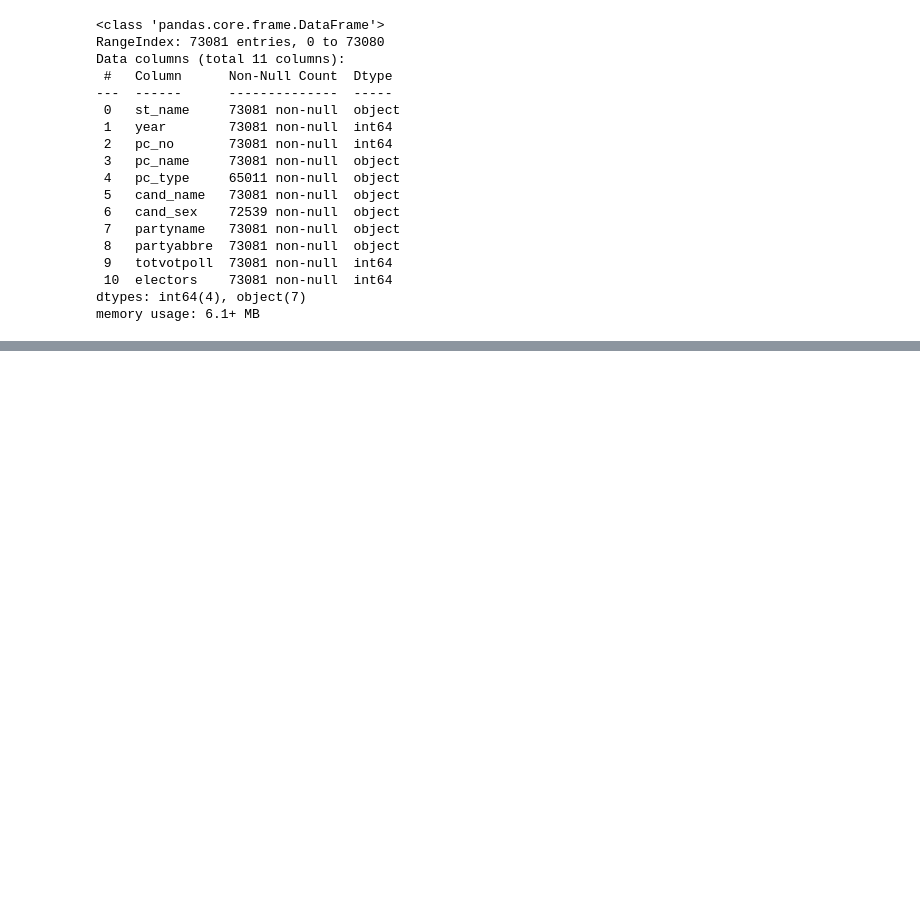
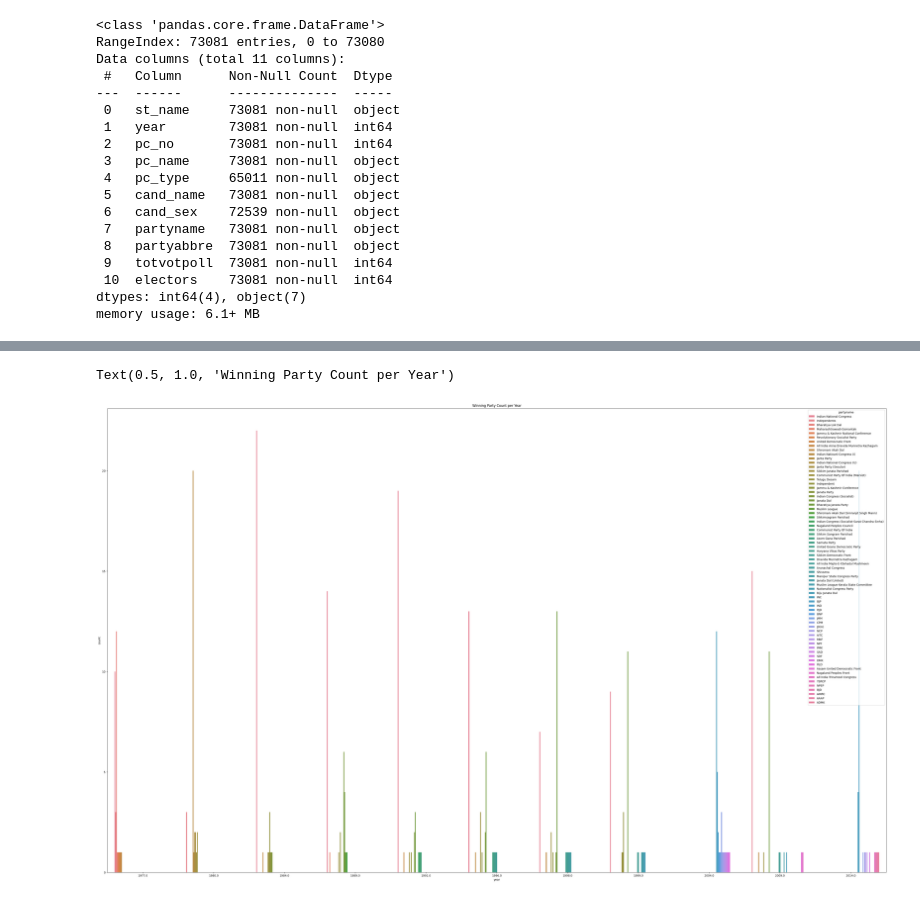
Before and after one commit to PriyansRaj/Election-Fraud-Detection, a Jupyter notebook: notebooks/01_eda.ipynb, the cells around one changed output, grey strips where cells are left out. Drawn from its saved outputs; the diff is of its cells as text; code cells hidden in the pictures; blank space fills up the shorter version.

```diff
--- a/notebooks/01_eda.ipynb
+++ b/notebooks/01_eda.ipynb
@@ -61,0 +132,5 @@ memory usage: 6.1+ MB
+# %%
+df[num_cols] = imputer.fit_transform(df[num_cols])
+# %%
+for col in cat_cols:
+    df[col].fillna(df[col].mode()[0],inplace =True)
@@ -61,0 +159,5 @@ memory usage: 6.1+ MB
+# %%
+winners = df.loc[df.groupby(['st_name','year'])['totvotpoll'].idxmax(),['st_name','year',"pc_name","cand_name","partyname",'totvotpoll']].reset_index(drop=True)
+# %%
+winners = winners.sort_values(['year','st_name']).reset_index(drop=True)
+winners
@@ -61,0 +227,7 @@ memory usage: 6.1+ MB
+# %%
+plt.figure(figsize=(50,30))
+sns.countplot(data=winners, x='year', hue='partyname')
+plt.title("Winning Party Count per Year")
+# %% [output]
+Text(0.5, 1.0, 'Winning Party Count per Year')
+[figure, added]
```
Also changed, not shown: parts of 33 cells of this notebook.
